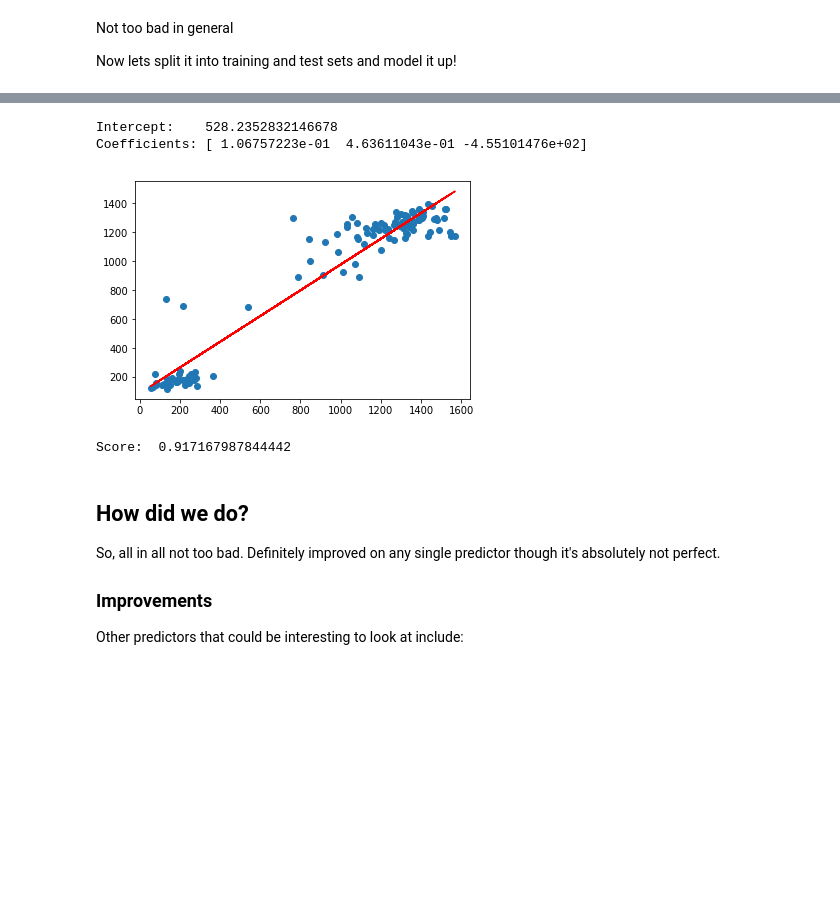
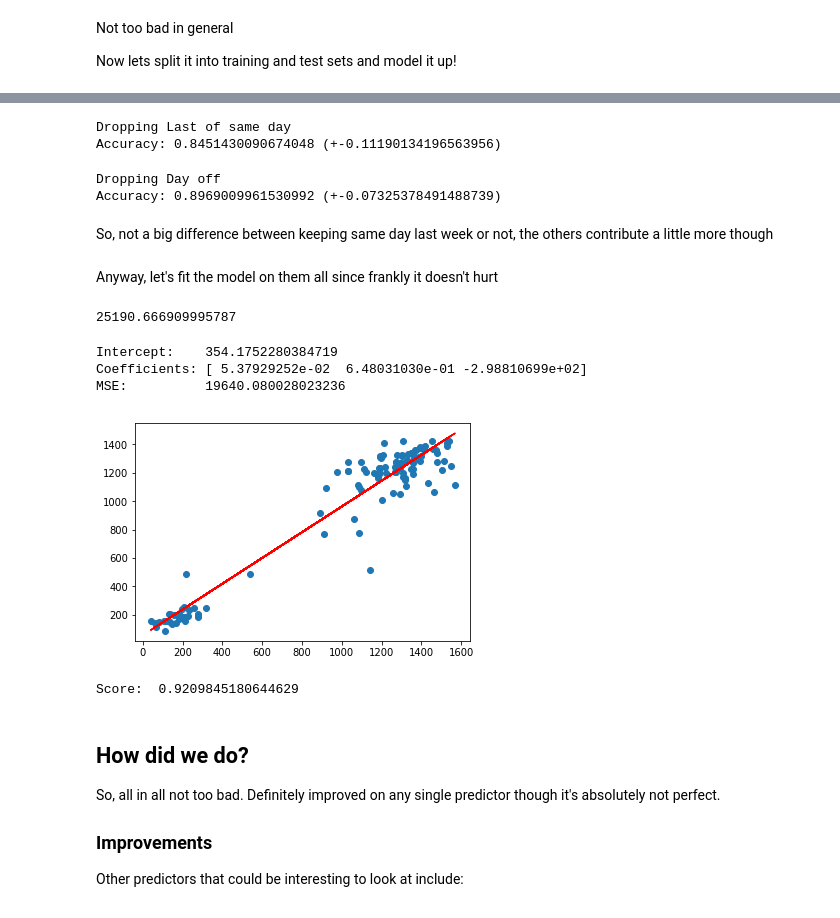
Before and after one commit to jbeanland/london-cyclehire, a Jupyter notebook: Waterloo.ipynb, the cells around one changed output, grey strips where cells are left out. Cells and saved outputs as stored; diff of their text form; code cells hidden in the pictures; blank space fills up the shorter version.

```diff
--- a/Waterloo.ipynb
+++ b/Waterloo.ipynb
@@ -387,7 +390,7 @@ We can quickly plot our predictors before we mix them all together
 # %%
 used.to_pickle('used.pkl')
 # %%
-used = pd.from_pickle('used.pkl')
+used = pd.read_pickle('used.pkl')
 # %%
 used.head()
 # %% [output]
@@ -440,3 +469,42 @@ used.head()
+# %%
+X = used[['total_last_week', 'day_off']]
+y = used['total']
+
+regr = linear_model.LinearRegression()
+
+scores = cross_val_score(regr, X, y, cv=5)
+score_mean = scores.mean()
+scores_std = scores.std()
+print('Dropping Last of same day')
+print(f'Accuracy: {score_mean} (+-{scores_std * 2})')
+# %% [output]
+Dropping Last of same day
+Accuracy: 0.8451430090674048 (+-0.11190134196563956)
+# %%
+X = used[['total_last_week', 'total_last_same_day_type']]
+y = used['total']
+
+regr = linear_model.LinearRegression()
+
+scores = cross_val_score(regr, X, y, cv=5)
+score_mean = scores.mean()
+scores_std = scores.std()
+print('Dropping Day off')
+print(f'Accuracy: {score_mean} (+-{scores_std * 2})')
+# %% [output]
+Dropping Day off
+Accuracy: 0.8969009961530992 (+-0.07325378491488739)
+# %% [markdown]
+So, not a big difference between keeping same day last week or not, the others contribute a little more though
+# %% [markdown]
+Anyway, let's fit the model on them all since frankly it doesn't hurt
 # %%
 X = used[['total_last_week', 'total_last_same_day_type', 'day_off']]
 y = used['total']
+
+regr = linear_model.LinearRegression()
+
+predicted = cross_val_predict(regr, X, y, cv=10)
+mean_squared_error(y, predicted)
+# %% [output]
+25190.666909995787
@@ -446,8 +510,0 @@ X_train, X_test, y_train, y_test = train_test_split(
-# %%
-regr = linear_model.LinearRegression()
-regr.fit(X_train, y_train)
-print(f'Intercept:    {regr.intercept_}')
-print(f'Coefficients: {regr.coef_}')
-# %% [output]
-Intercept:    528.2352832146678
-Coefficients: [ 1.06757223e-01  4.63611043e-01 -4.55101476e+02]
@@ -456,12 +511,30 @@ y_predicted = regr.predict(X_test)
 # %%
+X = used[['total_last_week', 'total_last_same_day_type', 'day_off']]
+y = used['total']
+
+X_train, X_test, y_train, y_test = train_test_split(
+    X, y, test_size=0.33)
+
+regr = linear_model.LinearRegression()
+regr.fit(X_train, y_train)
+print(f'Intercept:    {regr.intercept_}')
+print(f'Coefficients: {regr.coef_}')
+
+y_predicted = regr.predict(X_test)
+
+print(f'MSE:          {mean_squared_error(y_test, y_predicted)}')
+
 slope, intercept, r_value, p_value, std_err = stats.linregress(y_test, y_predicted)
 pylab.scatter(y_test, y_predicted)
 plt.plot(y_test, intercept + slope * y_test, 'r')
 plt.show()
 print(f'Score:  {regr.score(X_test, y_test)}')
 # %% [output]
+Intercept:    354.1752280384719
+Coefficients: [ 5.37929252e-02  6.48031030e-01 -2.98810699e+02]
+MSE:          19640.080028023236
-[figure, old version]
+[figure, new version]
-Score:  0.917167987844442
+Score:  0.9209845180644629
 # %% [markdown]
 ## How did we do?
 
```
Also changed, not shown: parts of 7 cells of this notebook.
